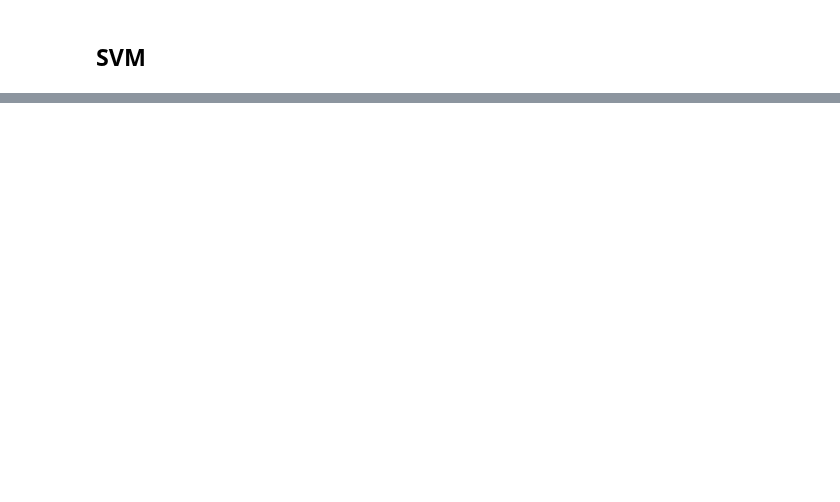
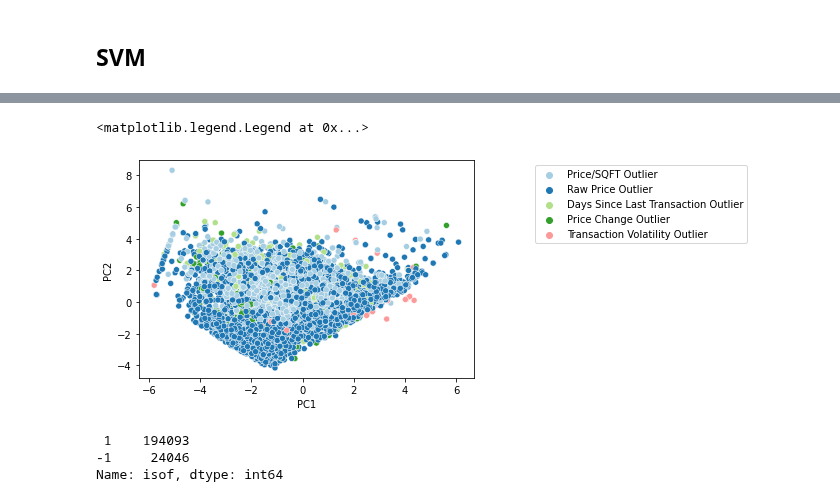
Before and after one commit to ccao-data/model-sales-val, a Jupyter notebook: outliers.ipynb, the cells around one changed output, grey strips where cells are left out. Drawn from its saved outputs; the diff is of its cells as text; code cells hidden in the pictures; blank space fills up the shorter version.

```diff
--- a/outliers.ipynb
+++ b/outliers.ipynb
@@ -105,0 +180,2 @@ nu is 0.75 (array([-1,  1], dtype=int32), array([163539,  54600]))
+# %%
+real_outs_actual = real_outs[real_outs.primary_outlier != 'Not Outlier']
@@ -105,0 +190,8 @@ nu is 0.75 (array([-1,  1], dtype=int32), array([163539,  54600]))
+# %%
+sns.scatterplot(x="PC1", y="PC2", hue=real_outs_actual.primary_outlier.to_list(),
+                palette=sns.color_palette("Paired")[:real_outs_actual.primary_outlier.nunique()],
+                data=real_outs_actual)
+plt.legend(loc='upper center', bbox_to_anchor=(1.5, 1))
+# %% [output]
+<matplotlib.legend.Legend at 0x...>
+[figure, added]
@@ -105,0 +201,6 @@ nu is 0.75 (array([-1,  1], dtype=int32), array([163539,  54600]))
+# %%
+results.isof.value_counts()
+# %% [output]
+ 1    194093
+-1     24046
+Name: isof, dtype: int64
```
Also changed, not shown: parts of 39 cells of this notebook.
